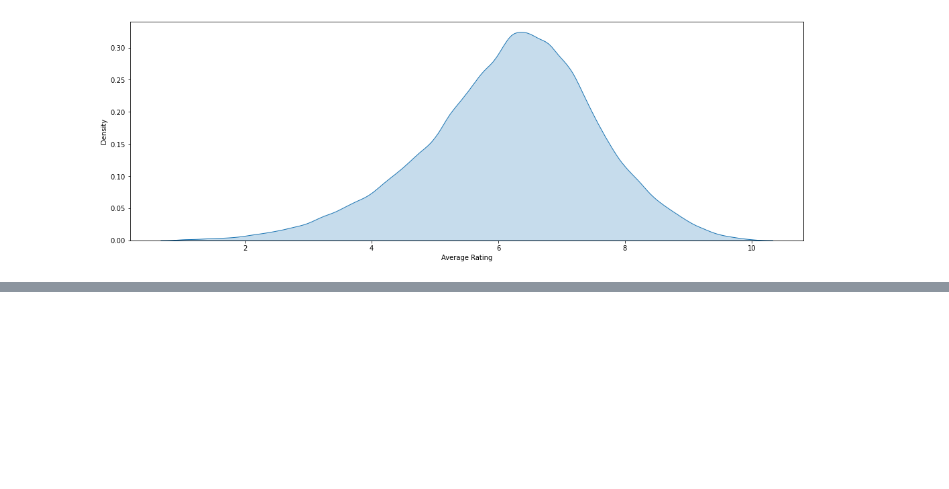
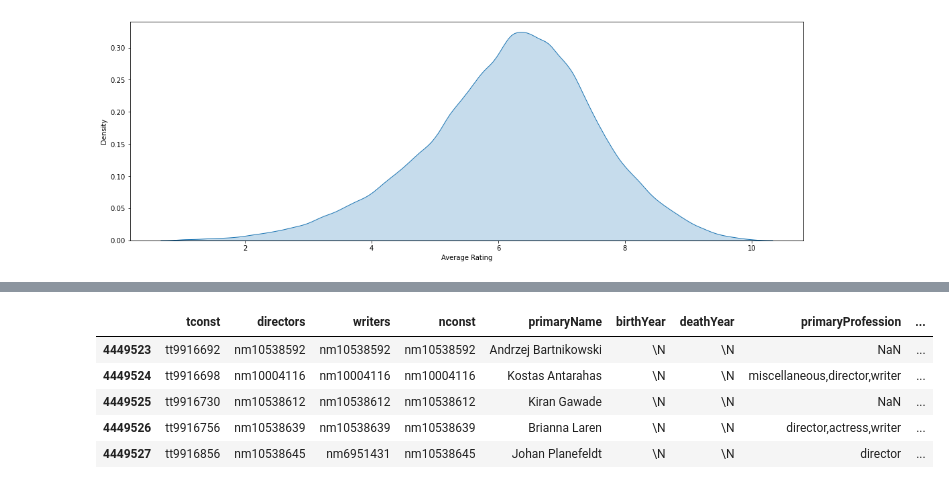
Before and after one commit to amudd10/Coming-to-A-Theater-Near-You, a Jupyter notebook: Datanalysis.ipynb, the cells around one changed output, grey strips where cells are left out. Drawn from its saved outputs; the diff is of its cells as text; code cells hidden in the pictures; blank space fills up the shorter version.

```diff
--- a/Datanalysis.ipynb
+++ b/Datanalysis.ipynb
@@ -359,3 +359,7 @@ ax.figure.set_size_inches(18, 6)
 plt.show()
 # %% [output]
 [figure]
+# %%
+file_path7 = "Data_Sources/title.crew.tsv.gz"
+title_crew_df = pd.read_csv(file_path7, compression='gzip', sep='\t')
+title_crew_df.head()
@@ -361,0 +373,4 @@ plt.show()
+# %%
+file_path8 = "Data_Sources/name.basics.tsv.gz"
+names_df = pd.read_csv(file_path8, compression='gzip', sep='\t')
+names_df.head()
@@ -361,0 +384,10 @@ plt.show()
+# %%
+directors_df = pd.merge(title_crew_df,names_df,left_on='directors',right_on='nconst')
+directors_df.tail()
+# %% [output]
+|  | tconst | directors | writers | nconst | primaryName | birthYear | deathYear | primaryProfession | ... |
+| 4449523 | tt9916692 | nm10538592 | nm10538592 | nm10538592 | Andrzej Bartnikowski | \N | \N | NaN | ... |
+| 4449524 | tt9916698 | nm10004116 | nm10004116 | nm10004116 | Kostas Antarahas | \N | \N | miscellaneous,director,writer | ... |
+| 4449525 | tt9916730 | nm10538612 | nm10538612 | nm10538612 | Kiran Gawade | \N | \N | NaN | ... |
+| 4449526 | tt9916756 | nm10538639 | nm10538639 | nm10538639 | Brianna Laren | \N | \N | director,actress,writer | ... |
+| 4449527 | tt9916856 | nm10538645 | nm6951431 | nm10538645 | Johan Planefeldt | \N | \N | director | ... |
```
Also changed, not shown: parts of 7 cells of this notebook, 8 other files.
